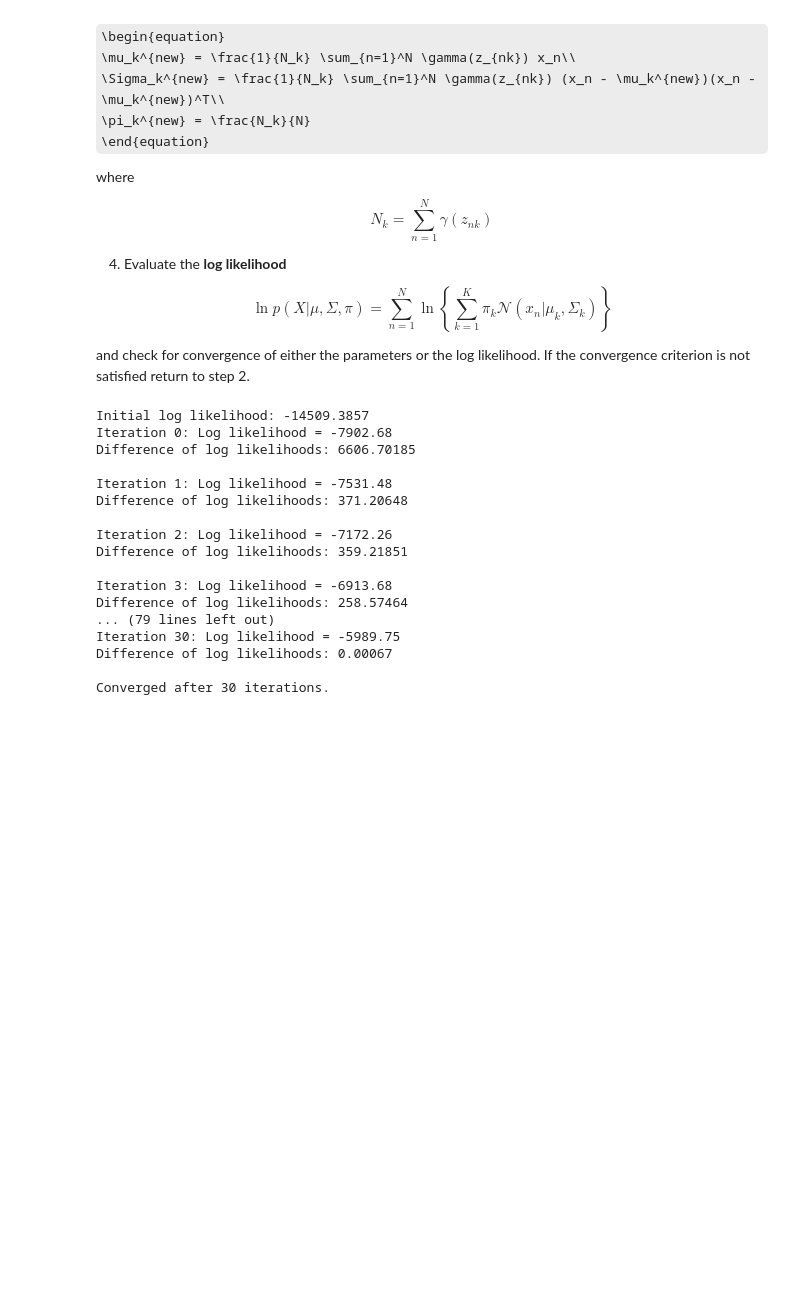
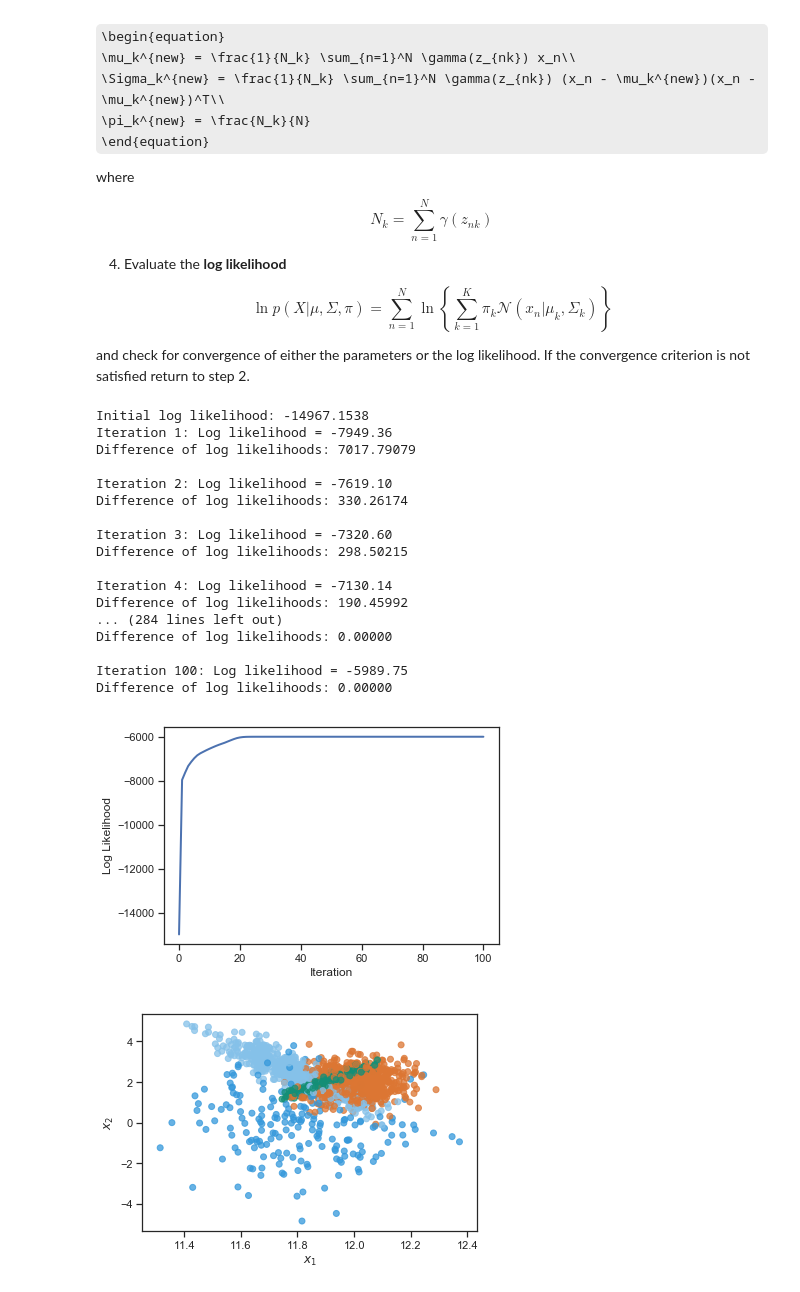
Before and after one commit to ChristophSchmidl/statistical-machine-learning, a Jupyter notebook: assignment-04/code/Exercise_4.ipynb, the cells around one changed output. Cells and saved outputs as stored; diff of their text form; code cells hidden in the pictures; some formulas as TeX source; blank space fills up the shorter version.

```diff
--- a/assignment-04/code/Exercise_4.ipynb
+++ b/assignment-04/code/Exercise_4.ipynb
@@ -149,7 +149,7 @@ def calculate_log_likelihood(data, pi, mu, sigma, K):
     return np.sum([np.log(np.sum([pi[k] * gaussian(x, mu[k], sigma[k]) for k in range(0, K)])) for x in data])
 
 
-def expectation_maximization(data, K, iterations=100, epsilon=0.001):
+def expectation_maximization(data, K, iterations=100, early_stopping=False, epsilon=0.01):
     # ******1. Initialize values and evaluate log likelihood ******
 
     N = data.shape[0]
@@ -164,10 +164,13 @@ def expectation_maximization(data, K, iterations=100, epsilon=0.001):
     # responsibilities initiated to 0
     gamma = np.zeros((data.shape[0], K))
 
-    previous_log_likelihood = calculate_log_likelihood(data, pi, mu, sigma, K)
-    print("Initial log likelihood: {:.4f}".format(previous_log_likelihood))
+    log_likelihoods = []
 
-    for i in range(0, iterations):
+    log_likelihoods.append(calculate_log_likelihood(data, pi, mu, sigma, K))
+    print("Initial log likelihood: {:.4f}".format(log_likelihoods[0]))
+
+    for i in range(1, iterations+1):
+
 
         # ****** 2. E-step: evaluate responsibilities ******
         for k in range(0, K):
@@ -188,15 +191,17 @@ def expectation_maximization(data, K, iterations=100, epsilon=0.001):
 
         # ****** 4. Evaluate log likelihood ******
 
-        current_log_likelihood = calculate_log_likelihood(data, pi, mu, sigma, K)
-        print("Iteration {:d}: Log likelihood = {:.2f}".format(i, current_log_likelihood))
-        print("Difference of log likelihoods: {:.5f}\n".format(np.abs(previous_log_likelihood - current_log_likelihood)))
+        log_likelihoods.append(calculate_log_likelihood(data, pi, mu, sigma, K))
+        print("Iteration {:d}: Log likelihood = {:.2f}".format(i, log_likelihoods[i]))
+        print("Difference of log likelihoods: {:.5f}\n".format(np.abs(log_likelihoods[i-1] - log_likelihoods[i])))
 
-        if np.abs(previous_log_likelihood - current_log_likelihood) < epsilon:
-            print("Converged after {} iterations.".format(i))
-            break
+        if early_stopping:
+            if np.abs(log_likelihoods[i-1] - log_likelihoods[i]) < epsilon:
+                print("Converged after {} iterations.".format(i))
+                break
 
-        previous_log_likelihood = current_log_likelihood
+    return pi, mu, sigma, gamma, log_likelihoods
+
 
 
 def calculate_log_likelihood_with_loops(data_points, mixing_coefficients, means, covariances, number_of_classes, number_of_dimensions):
@@ -224,44 +229,66 @@ def singularity_collapse_check(data_points, means, covariances, number_of_classe
             i = np.linalg.inv(covariances[k])
         except np.linalg.LinAlgError as err:
             print("LinAlgErr")
             reinit_required = True
 
         if np.isnan(covariances[k]).any() or not np.isfinite(covariances[k]).any():
             print("NaN or infinite")
             reinit_required = True
 
         if not covariances[k].shape[0] == covariances[k].shape[1] and np.linalg.matrix_rank(covariances[k]) == covariances[k].shape[0]:
             reinit_required = True
 
 
         if reinit_required:
             print("Heading towards singularity collapse. ")
             init_mean_and_covariance(data_points, means[k], covariances[k], number_of_classes, number_of_dimensions)
 
 
 def init_mean_and_covariance(data_points, mean, covariance, number_of_classes, number_of_dimensions):
     # not used anymore
     print("Re-initializing mean and covariance matrix for component...")
     covariance = np.ones( (number_of_dimensions, number_of_dimensions) ) * (4*np.random.rand(number_of_dimensions) + 2) * np.eye(number_of_dimensions)
     mean = np.random.uniform(-1, 1, size=(number_of_dimensions)) + data_points.mean(axis=0)
 
 
-expectation_maximization(data, 4)
+K = 4
+
+pi, mu, sigma, gamma, log_likelihoods = expectation_maximization(data, K)
+
+# *** Plotting ***
+log_likelihood_range = range(0, len(log_likelihoods))
+plt.plot(log_likelihood_range, log_likelihoods, linewidth=2, linestyle="-")
+plt.xlabel('Iteration')
+plt.ylabel('Log Likelihood')
+plt.savefig('figure_4_2_log_likelihoods.png')
+plt.show()
+
+colors = ['#148F77', '#3498DB', '#DC7633', '#85C1E9']
+
+plt.figure()
+# 'Predictions' are just based on the responsibilities/gammas
+plt.scatter(data[:, 0], data[:, 1], c = [colors[x] for x in np.argmax(gamma, 1)], alpha = 0.75)
+plt.xlabel('$x_1$')
+plt.ylabel('$x_2$')
+plt.savefig('figure_4_2_resp.png')
+plt.show()
 # %% [output]
-Initial log likelihood: -14509.3857
-Iteration 0: Log likelihood = -7902.68
-Difference of log likelihoods: 6606.70185
+Initial log likelihood: -14967.1538
+Iteration 1: Log likelihood = -7949.36
+Difference of log likelihoods: 7017.79079
 
-Iteration 1: Log likelihood = -7531.48
-Difference of log likelihoods: 371.20648
+Iteration 2: Log likelihood = -7619.10
+Difference of log likelihoods: 330.26174
 
-Iteration 2: Log likelihood = -7172.26
-Difference of log likelihoods: 359.21851
+Iteration 3: Log likelihood = -7320.60
+Difference of log likelihoods: 298.50215
 
-Iteration 3: Log likelihood = -6913.68
-Difference of log likelihoods: 258.57464
-... (79 lines left out)
-Iteration 30: Log likelihood = -5989.75
-Difference of log likelihoods: 0.00067
+Iteration 4: Log likelihood = -7130.14
+Difference of log likelihoods: 190.45992
+... (284 lines left out)
+Difference of log likelihoods: 0.00000
 
-Converged after 30 iterations.
+Iteration 100: Log likelihood = -5989.75
+Difference of log likelihoods: 0.00000
+[figure, added]
+[figure, added]
```
Also changed, not shown: parts of 1 cell of this notebook, 5 other files.
